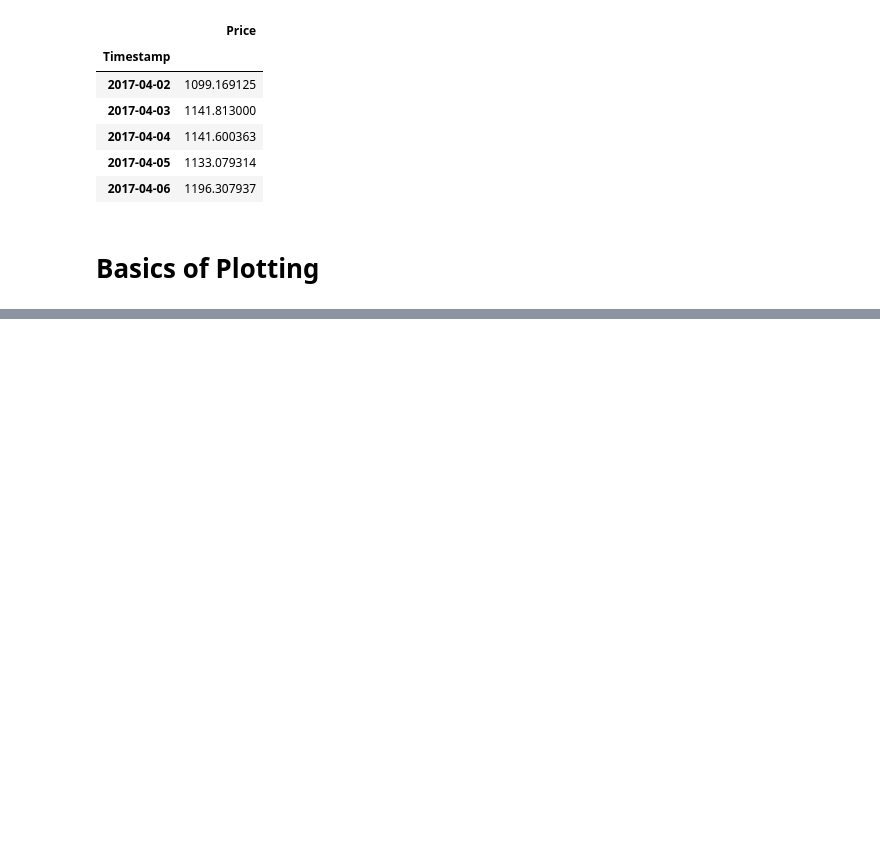
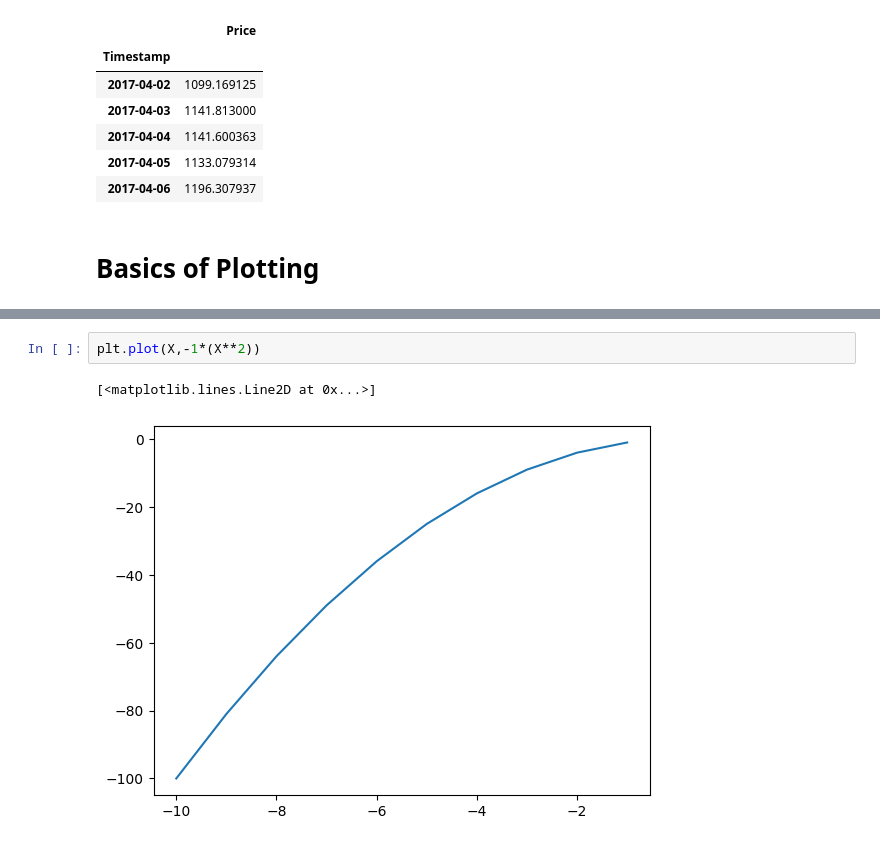
Before and after one commit to grishrana/python_learn, a Jupyter notebook: dataanalysis_freecodecamp/Panda/reading_and_ploting_pandas.ipynb, the cells around one changed output, grey strips where cells are left out. Drawn from its saved outputs; the diff is of its cells as text; blank space fills up the shorter version.

```diff
--- a/dataanalysis_freecodecamp/Panda/reading_and_ploting_pandas.ipynb
+++ b/dataanalysis_freecodecamp/Panda/reading_and_ploting_pandas.ipynb
@@ -122,0 +142,5 @@ data.head()
+# %%
+plt.plot(X,-1*(X**2))
+# %% [output]
+[<matplotlib.lines.Line2D at 0x...>]
+[figure, added]
```
Also changed, not shown: parts of 31 cells of this notebook, 1 other file.
